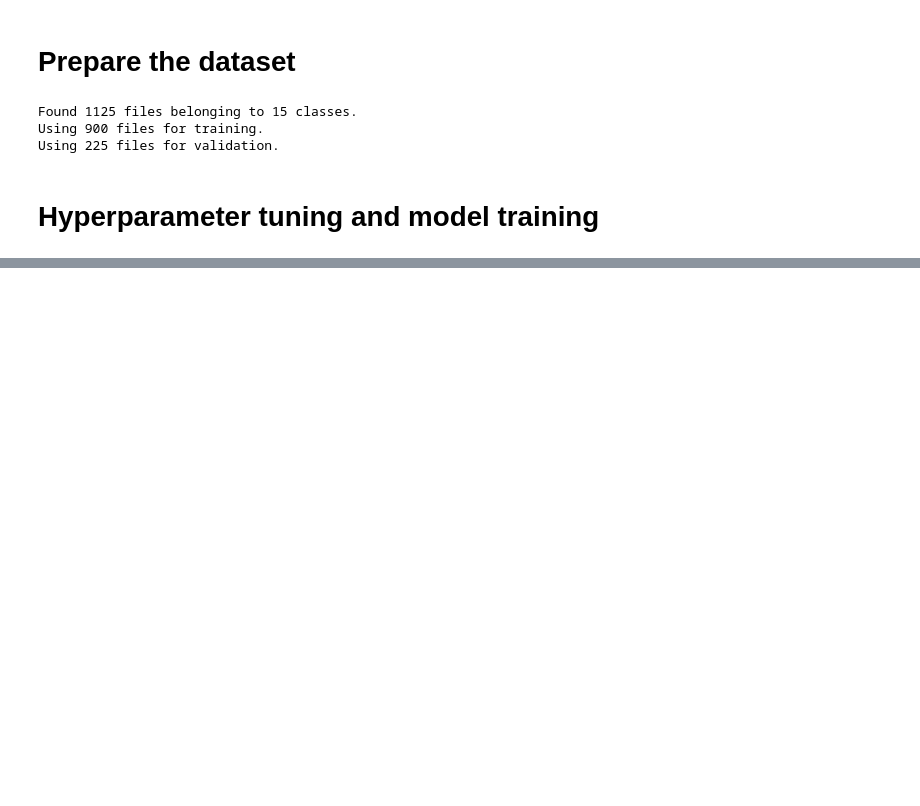
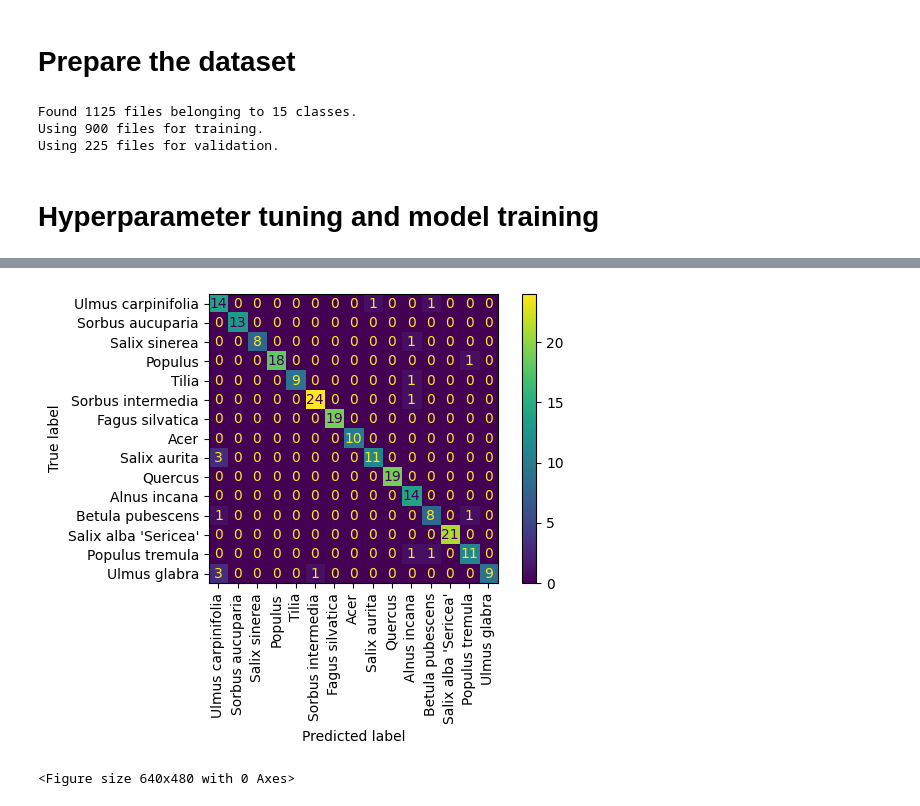
Before and after one commit to dries02/DLF-classification, a Jupyter notebook: notebooks/cnn.ipynb, the cells around one changed output, grey strips where cells are left out. Saved outputs shown, nothing was run; the diff lists cells and outputs as text; code cells hidden in the pictures; blank space fills up the shorter version.

```diff
--- a/notebooks/cnn.ipynb
+++ b/notebooks/cnn.ipynb
@@ -18,7 +17,7 @@ def prepare_datasets():
         color_mode='rgb',
     )
 
-    reduced_train_ds, val_ds = keras.utils.split_dataset(train_ds, 0.25, shuffle=True) # 0.25 * 0.8 = 0.2, so size of val ds = size of test ds
+    reduced_train_ds, val_ds = keras.utils.split_dataset(train_ds, 0.75, shuffle=True) # 0.25 * 0.8 = 0.2, so size of val ds = size of test ds
     return reduced_train_ds, val_ds, test_ds
 
 train_ds, val_ds, test_ds = prepare_datasets()
@@ -33,7 +32,7 @@ def build_model(hp):
         layers.Resizing(128, 128), # This is already handled by the loader
         layers.RandomFlip('horizontal'),
         layers.Rescaling(1 / 255),
-        layers.Conv2D(8, 3, input_shape=(128, 128, 3), activation='relu'),
+        layers.Conv2D(16, 3, input_shape=(128, 128, 3), activation='relu'),
         layers.MaxPooling2D(),
         layers.Flatten(),
         layers.Dense(hp.get('fc_neurons'), activation='relu'),
@@ -42,7 +41,7 @@ def build_model(hp):
     ])
 
     model.compile(
-        optimizer=Adam(hp.get('learning_rate')),
+        optimizer='adam',
         loss=keras.losses.SparseCategoricalCrossentropy(),
         metrics=['accuracy']
     )
@@ -52,14 +69,14 @@ def build_model(hp):
 # Hyperparameter tuning and model training
 # %%
 hp = kt.HyperParameters()
-hp.Choice(name='dropout_rate', values = [0.1,0.2])
-hp.Choice(name='learning_rate', values=[0.001, 0.005])
-hp.Choice(name='fc_neurons', values=[64, 128])
+hp.Choice(name='dropout_rate', values = [0.0, 0.1,0.2])
+hp.Choice(name='learning_rate', values=[0.001])
+hp.Choice(name='fc_neurons', values=[64, 128, 256])
 
 tuner = kt.RandomSearch(
     build_model,
     objective='val_loss',
-    max_trials=20,
+    max_trials=10,
     hyperparameters=hp,
 )
 
@@ -84,0 +105,4 @@ Epoch 1/100
+# %%
+best_model = tuner.get_best_models(num_models=1)[0]
+
+best_model.evaluate(test_ds)
@@ -84,0 +112,29 @@ Epoch 1/100
+# %%
+import matplotlib.pyplot as plt
+from sklearn.metrics import confusion_matrix, ConfusionMatrixDisplay
+import numpy as np
+
+
+
+all_predictions = []
+true_labels = []
+
+# Iterate over the test dataset to make predictions
+for images, labels in test_ds:
+    # Make predictions for the batch of images
+    predictions = best_model.predict(images)
+
+    # Convert predictions to class labels
+    predicted_labels = np.argmax(predictions, axis=1)
+
+    # Append predictions and true labels to the lists
+    all_predictions.extend(predicted_labels)
+    true_labels.extend(labels.numpy())
+
+cm = confusion_matrix(true_labels, all_predictions)
+cm = ConfusionMatrixDisplay(cm, display_labels=_PLANT_NAMES)
+cm.plot(xticks_rotation=90)
+plt.tight_layout()
+plt.show()
+plt.savefig('confusion.png')
+# %% [output]
@@ -84,0 +149,2 @@ Epoch 1/100
+[figure, added]
+<Figure size 640x480 with 0 Axes>
```
Also changed, not shown: parts of 5 cells of this notebook, 1 other file.
